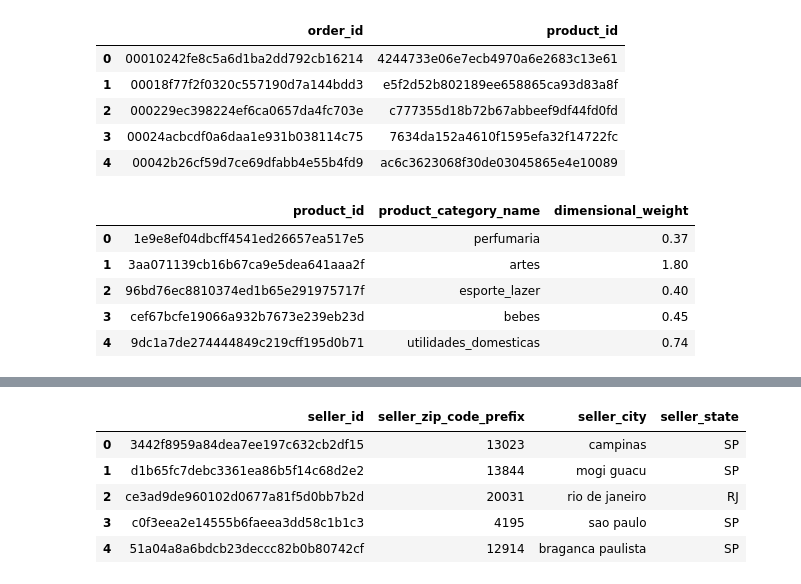
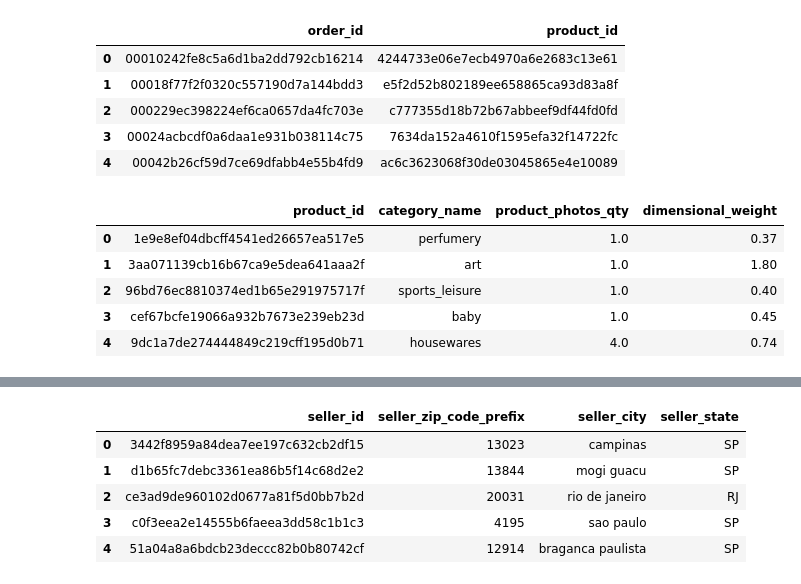
Before and after one commit to IamRaNo/data-analytics-projects, a Jupyter notebook: inside_olist_review_analysis/jupyter_notebooks/03_data_preparation.ipynb, the cells around one changed output, grey strips where cells are left out. Saved outputs shown, nothing was run; the diff lists cells and outputs as text; code cells hidden in the pictures.

Commit message:
aggregated olist data created

```diff
--- a/inside_olist_review_analysis/jupyter_notebooks/03_data_preparation.ipynb
+++ b/inside_olist_review_analysis/jupyter_notebooks/03_data_preparation.ipynb
@@ -255,0 +230,15 @@ product_agg.head()
+# %%
+# 1. Clean the raw product data with YOUR formula
+query_product_attributes = '''
+    SELECT
+        p.product_id,
+        -- English Category
+        COALESCE(t.product_category_name_english, p.product_category_name) as category_name,
+        p.product_photos_qty,
+        -- Your Dimensional Weight Formula
+        ROUND((p.product_height_cm * p.product_length_cm * p.product_width_cm) / 6000, 2) as dimensional_weight
+    FROM products p
+    LEFT JOIN product_category_name_translation t
+        ON p.product_category_name = t.product_category_name
+'''
+products_agg = F.sql(query_product_attributes)
@@ -265,12 +263,12 @@ order_and_products.head()
 | 3 | 00024acbcdf0a6daa1e931b038114c75 | 7634da152a4610f1595efa32f14722fc |
 | 4 | 00042b26cf59d7ce69dfabb4e55b4fd9 | ac6c3623068f30de03045865e4e10089 |
 # %%
-product_agg.head()
+products_agg.head()
 # %% [output]
-|  | product_id | product_category_name | dimensional_weight |
-| 0 | 1e9e8ef04dbcff4541ed26657ea517e5 | perfumaria | 0.37 |
-| 1 | 3aa071139cb16b67ca9e5dea641aaa2f | artes | 1.80 |
-| 2 | 96bd76ec8810374ed1b65e291975717f | esporte_lazer | 0.40 |
-| 3 | cef67bcfe19066a932b7673e239eb23d | bebes | 0.45 |
-| 4 | 9dc1a7de274444849c219cff195d0b71 | utilidades_domesticas | 0.74 |
+|  | product_id | category_name | product_photos_qty | dimensional_weight |
+| 0 | 1e9e8ef04dbcff4541ed26657ea517e5 | perfumery | 1.0 | 0.37 |
+| 1 | 3aa071139cb16b67ca9e5dea641aaa2f | art | 1.0 | 1.80 |
+| 2 | 96bd76ec8810374ed1b65e291975717f | sports_leisure | 1.0 | 0.40 |
+| 3 | cef67bcfe19066a932b7673e239eb23d | baby | 1.0 | 0.45 |
+| 4 | 9dc1a7de274444849c219cff195d0b71 | housewares | 4.0 | 0.74 |
 # %%
```
Also changed, not shown: parts of 52 cells of this notebook, 1 other file.
